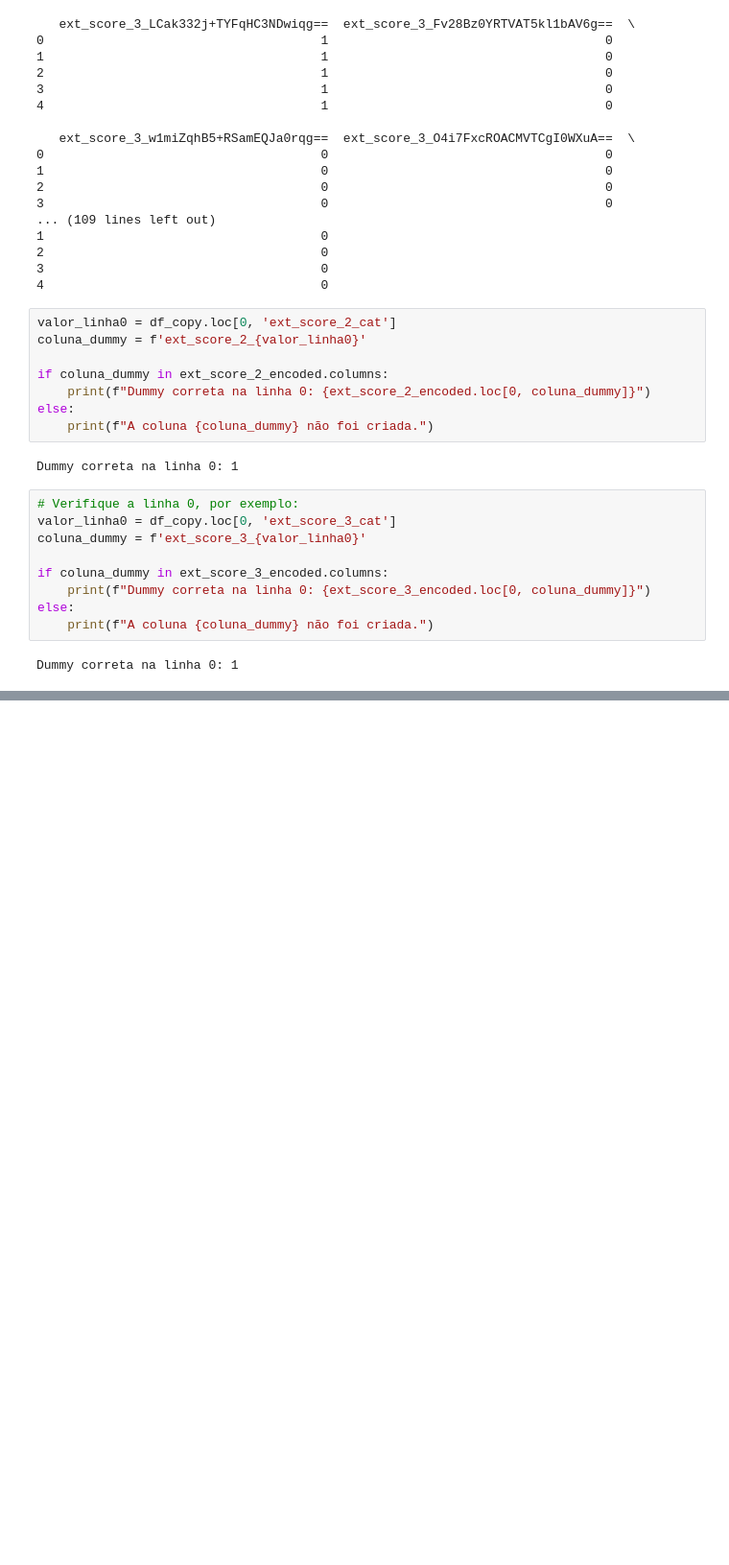
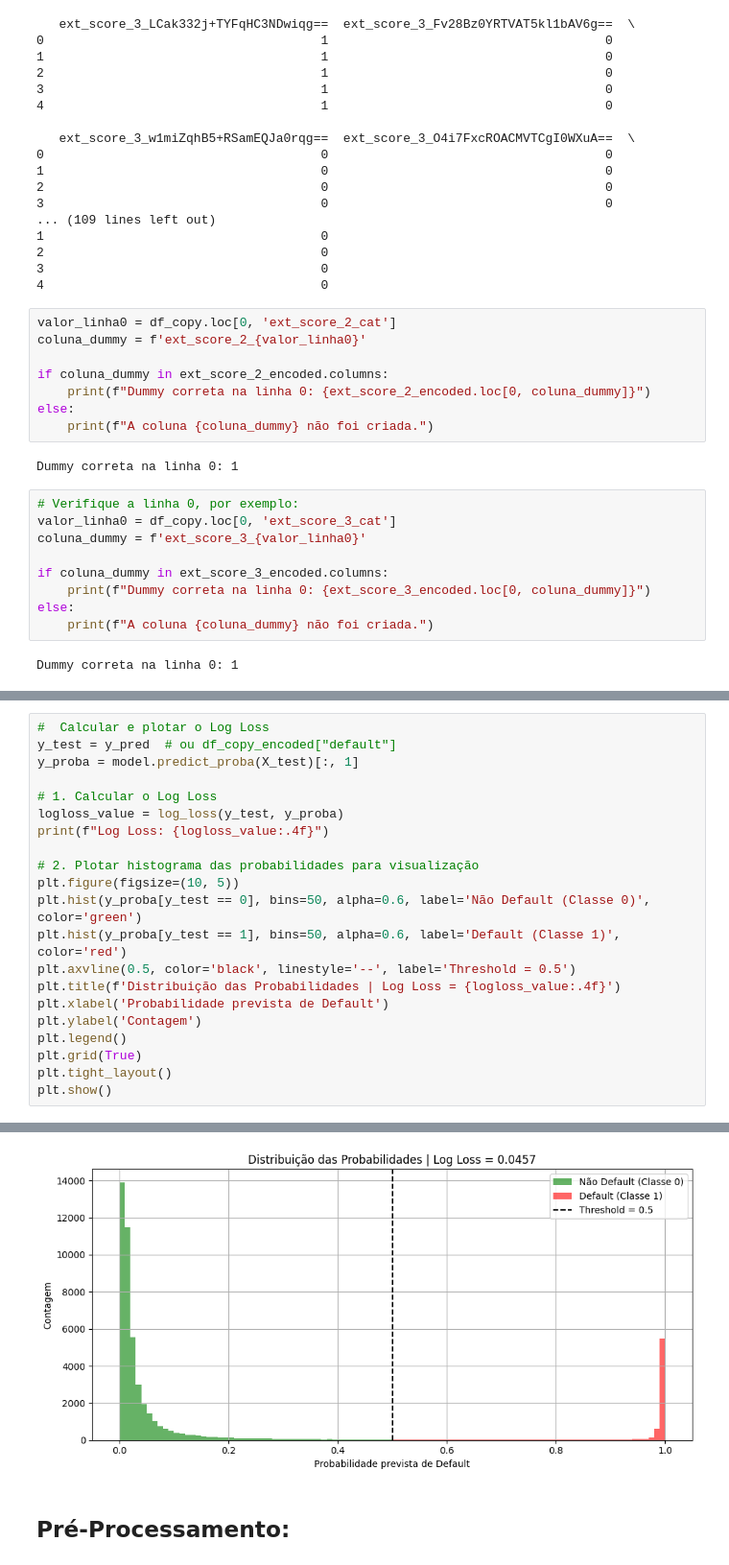
Before and after one commit to josieleferreira/credito_fintech, a Jupyter notebook: notebooks/predictive_model.ipynb, the cells around one changed output, grey strips where cells are left out. Shown at 96% size. Cells and saved outputs as stored; diff of their text form; blank space fills up the shorter version.

```diff
--- a/notebooks/predictive_model.ipynb
+++ b/notebooks/predictive_model.ipynb
@@ -500,0 +378,22 @@ Essa curva Precision-Recall indica que seu modelo está com desempenho muito bom
+# %%
+#  Calcular e plotar o Log Loss
+y_test = y_pred  # ou df_copy_encoded["default"]
+y_proba = model.predict_proba(X_test)[:, 1]
+
+# 1. Calcular o Log Loss
+logloss_value = log_loss(y_test, y_proba)
+print(f"Log Loss: {logloss_value:.4f}")
+
+# 2. Plotar histograma das probabilidades para visualização
+plt.figure(figsize=(10, 5))
+plt.hist(y_proba[y_test == 0], bins=50, alpha=0.6, label='Não Default (Classe 0)', color='green')
+plt.hist(y_proba[y_test == 1], bins=50, alpha=0.6, label='Default (Classe 1)', color='red')
+plt.axvline(0.5, color='black', linestyle='--', label='Threshold = 0.5')
+plt.title(f'Distribuição das Probabilidades | Log Loss = {logloss_value:.4f}')
+plt.xlabel('Probabilidade prevista de Default')
+plt.ylabel('Contagem')
+plt.legend()
+plt.grid(True)
+plt.tight_layout()
+plt.show()
+# %% [output]
@@ -500,0 +401,4 @@ Essa curva Precision-Recall indica que seu modelo está com desempenho muito bom
+[figure, added]
+# %% [markdown]
+Pré-Processamento:
+-
```
Also changed, not shown: parts of 60 cells of this notebook, 3 other files.
